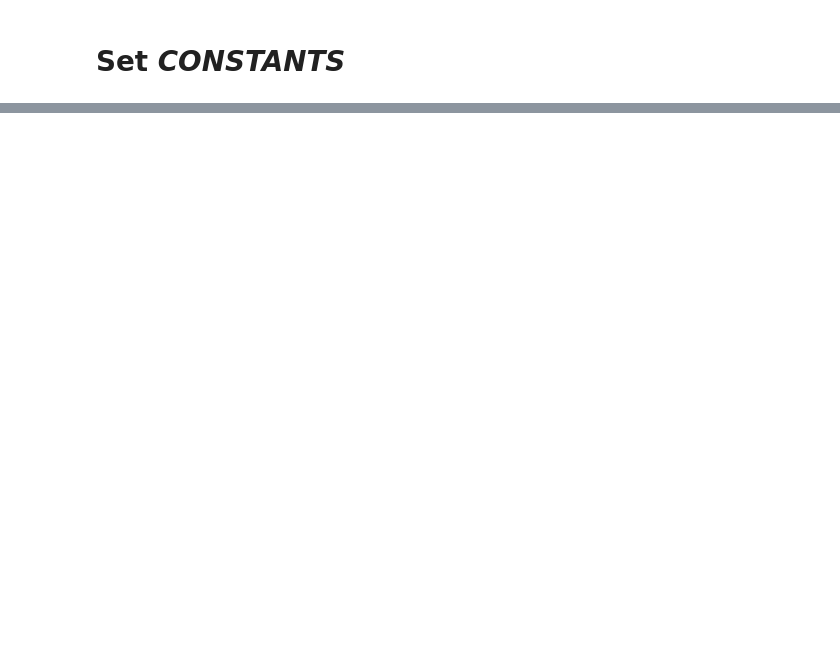
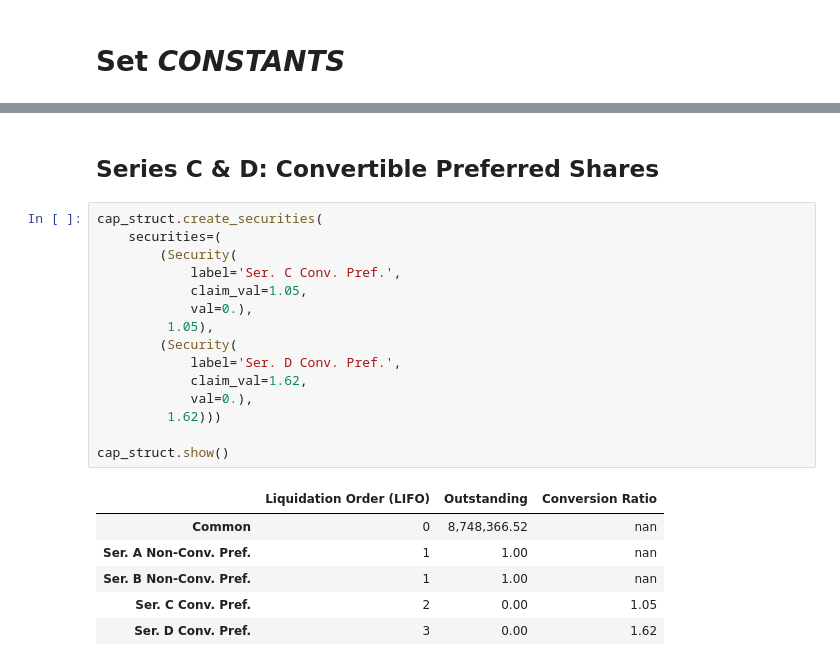
Before and after one commit to TheVinhLuong102/ChicagoBooth-EntrepreneurialFinancePrivateEquity, a Jupyter notebook: Metapath Software/Metapath Software.ipynb, the cells around one changed output, grey strips where cells are left out. Drawn from its saved outputs; the diff is of its cells as text; blank space fills up the shorter version.

```diff
--- a/Metapath Software/Metapath Software.ipynb
+++ b/Metapath Software/Metapath Software.ipynb
@@ -199,0 +167,24 @@ done!
+# %% [markdown]
+## Series C & D: Convertible Preferred Shares
+# %%
+cap_struct.create_securities(
+    securities=(
+        (Security(
+            label='Ser. C Conv. Pref.',
+            claim_val=1.05,
+            val=0.),
+         1.05),
+        (Security(
+            label='Ser. D Conv. Pref.',
+            claim_val=1.62,
+            val=0.),
+         1.62)))
+
+cap_struct.show()
+# %% [output]
+|  | Liquidation Order (LIFO) | Outstanding | Conversion Ratio |
+| Common | 0 | 8,748,366.52 | nan |
+| Ser. A Non-Conv. Pref. | 1 | 1.00 | nan |
+| Ser. B Non-Conv. Pref. | 1 | 1.00 | nan |
+| Ser. C Conv. Pref. | 2 | 0.00 | 1.05 |
+| Ser. D Conv. Pref. | 3 | 0.00 | 1.62 |
```
Also changed, not shown: parts of 28 cells of this notebook.
